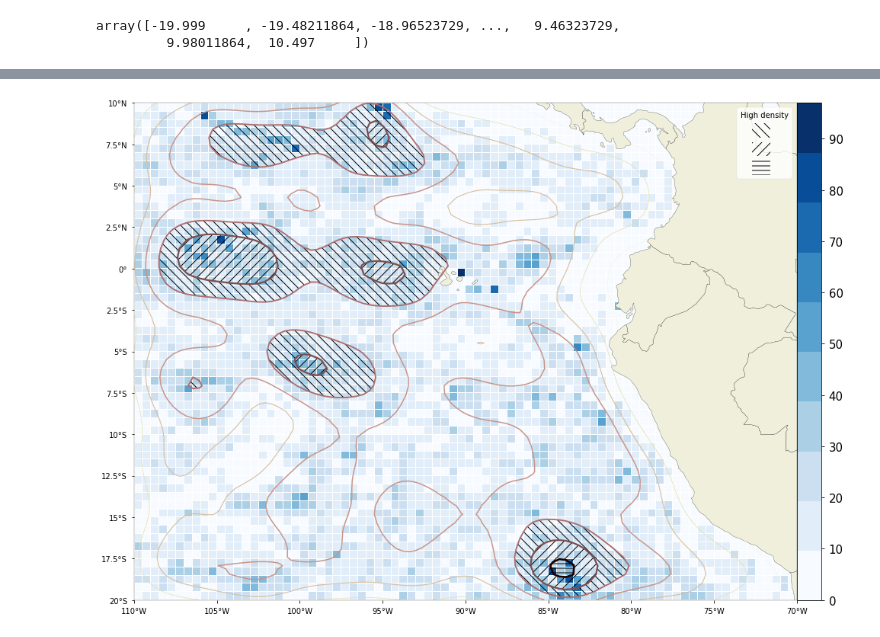
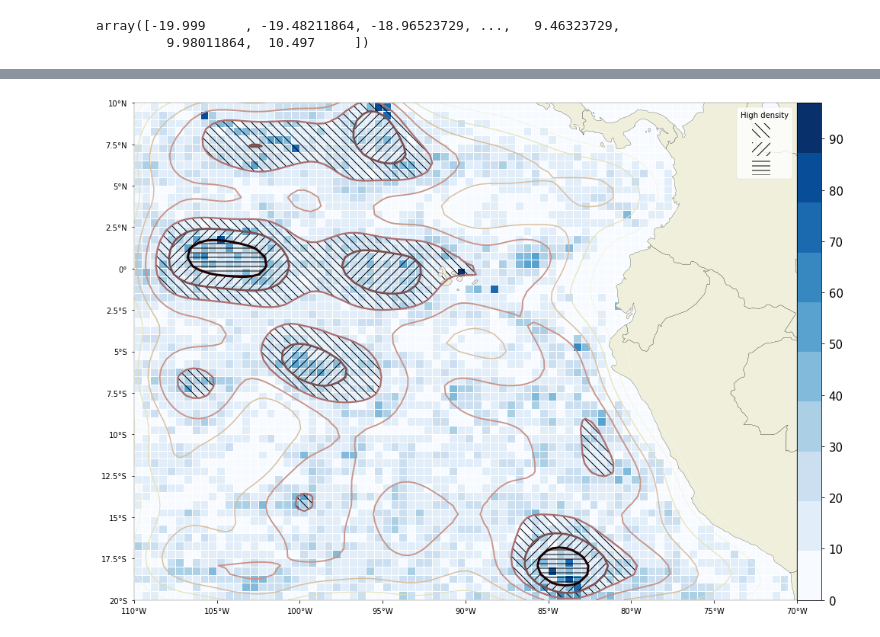
Before and after one commit to griverat/argo, a Jupyter notebook: Notebooks/argo_hist.ipynb, the cells around one changed output, grey strips where cells are left out. Cells and saved outputs as stored; diff of their text form; code cells hidden in the pictures.

```diff
--- a/Notebooks/argo_hist.ipynb
+++ b/Notebooks/argo_hist.ipynb
@@ -257,32 +257,32 @@ hq_land = cfeature.NaturalEarthFeature(
                             scale='50m',
                             facecolor=cfeature.COLORS['land'])
 hq_border = cfeature.NaturalEarthFeature(
                             category='cultural',
                             name='admin_0_countries',
                             scale='50m',
                             facecolor=cfeature.COLORS['land'],
                             edgecolor='black')
 #ax.add_feature(hq_land)
 ax.add_feature(hq_border)
 ax.set_extent([70, 110, -20, 10], crs=proj)
 draw = ax.pcolormesh(X, Y, H,edgecolor='w',lw=0.004,transform=ccrs.PlateCarree(),cmap=plt.get_cmap('Blues',10))
 ax.contour(xi, yi, zi.reshape(xi.shape),levels=8,transform=ccrs.PlateCarree(),cmap=plt.get_cmap('pink_r',8),linewidths=np.linspace(0,3,9))
 
 cmap = plt.get_cmap('pink_r',8)
 cmaplist = [cmap(i) for i in range(cmap.N)]
 for j in range(len(cmaplist)):
     cmaplist[j] = (1.,1.,1.,0)
 cmap = cmap.from_list('Custom cmap', cmaplist, cmap.N)
 
-cs = ax.contourf(xi, yi, zi.reshape(xi.shape),transform=ccrs.PlateCarree(),cmap=cmap,hatches=[None,None,None,None,None,'\\\\', '//','--'],levels=8)
+cs = ax.contourf(xi, yi, zi.reshape(xi.shape),transform=ccrs.PlateCarree(),cmap=cmap,hatches=[None,None,None,None,None,None,'\\\\', '//','--'],levels=8)
 artists, labels = cs.legend_elements()
 ax.legend(artists[-3:],['','',''], handleheight=2, title='High density',fancybox=True,fontsize='large')
 
 cbar = plt.colorbar(draw, ticks = np.arange(np.min(H),roundup(np.max(H))+1,10),pad=0)
 cbar.ax.tick_params(labelsize=15)
 
 ax.tick_params(labelsize='medium')
 # ax.set_title('2D histogram of ARGO data with density contours computed\n using a gaussian kernel density estimator\n({} - {})'.format(date1,date2),size=20)
 fig.savefig('Output/hist+kde_argo.png',dpi=300,bbox_inches='tight')
 # %% [output]
-[figure, old version]
+[figure, new version]
```
Also changed, not shown: parts of 3 cells of this notebook, 5 other files.
